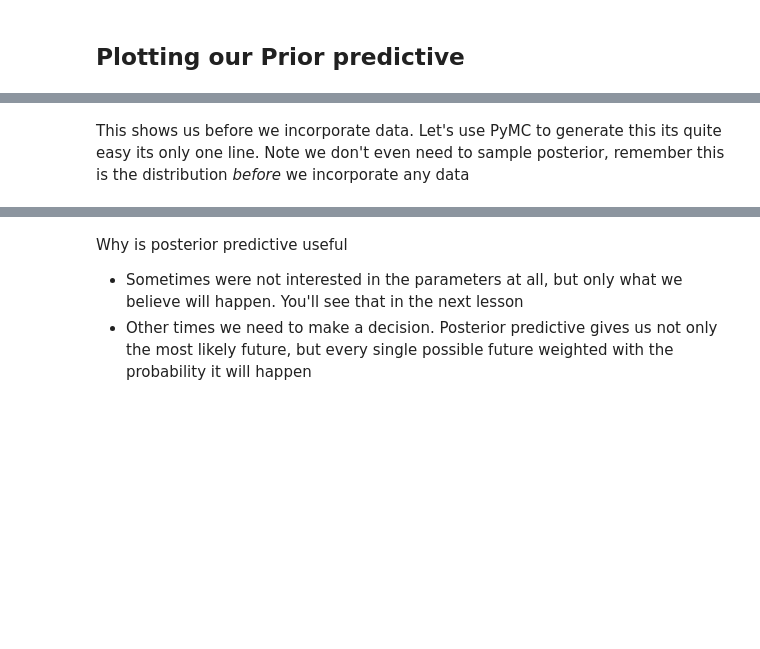
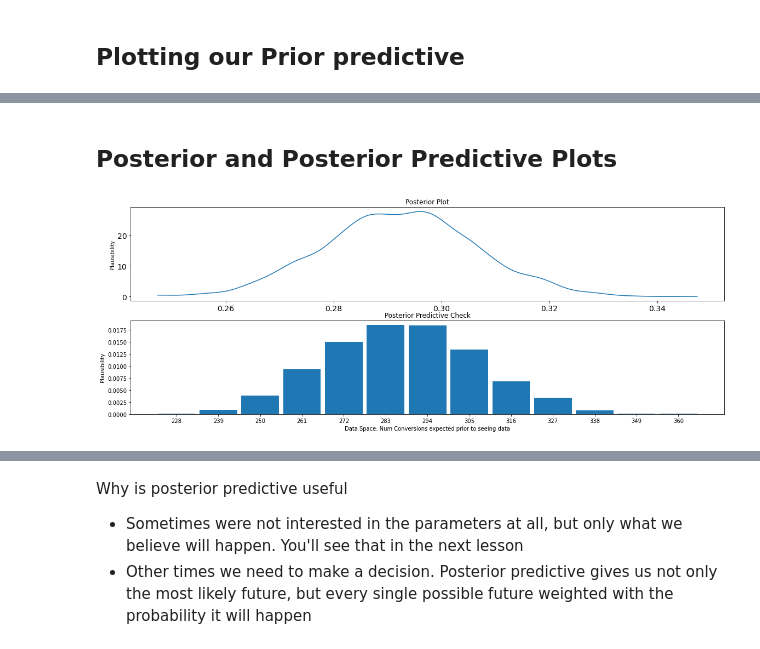
Before and after one commit to AlexAndorra/notebooks-experiments, a Jupyter notebook: 4_Bayes_Rule/Bayes_Rule_All.ipynb, the cells around one changed output, grey strips where cells are left out. Drawn from its saved outputs; the diff is of its cells as text; code cells hidden in the pictures; blank space fills up the shorter version.

```diff
--- a/4_Bayes_Rule/Bayes_Rule_All.ipynb
+++ b/4_Bayes_Rule/Bayes_Rule_All.ipynb
@@ -487,13 +527,13 @@ axes[1].set(xlabel="Data Space: Num Conversions expected prior to seeing data",
+# %%
+# Simulate Data
+np.random.seed(3)
+n_visitors = 1000
+conversion_rate=.3
+
+# Simulate 1000 visits
+observed_visits = stats.bernoulli(p=conversion_rate).rvs(n_visitors)
+observed_conversions = observed_visits.sum()
 # %%
-# Generate random data to see if we can recover parameters in this lesson
-np.random.seed(3)
-n_visitors = 100
-conversion_rate=.3
-
-# Simulate 1000 visits
-observed_visits = stats.bernoulli(p=conversion_rate).rvs(n_visitors)
-observed_conversions = observed_visits.sum()
-
 with pm.Model() as ab_test_model:
 
     # parameter we want to infer with prior
@@ -506,8 +546,11 @@ with pm.Model() as ab_test_model:
                                 n=n_visitors,
                                 observed=observed_conversions)
 
+    prior_a = pm.sample_prior_predictive(samples=10000)
+
     # The magic inference Button
     idata = pm.sample()
+    idata.extend(prior_a)
 
     # Posterior Predictive
     idata.extend(pm.sample_posterior_predictive(idata))
@@ -538,2 +591,13 @@ We get arrays of simulated futures, conditioned on what we've seen previously!
-# %% [markdown]
-This shows us before we incorporate data. Let's use PyMC to generate this its quite easy its only one line. Note we don't even need to sample posterior, remember this is the distribution *before* we incorporate any data
+# %% [markdown]
+## Posterior and Posterior Predictive Plots
+# %%
+fig, axes = plt.subplots(2, 1, figsize=(16,6), sharex=False)
+az.plot_dist(idata.posterior["conversion_rate"], ax=axes[0])
+axes[0].set(ylabel="Plausibility", title="Posterior Plot")
+fig.tight_layout()
+az.plot_dist(idata.posterior_predictive["num_conversions"], ax=axes[1])
+axes[1].set(xlabel="Data Space: Num Conversions expected prior to seeing data",
+       ylabel="Plausibility",
+       title="Posterior Predictive Check");
+# %% [output]
+[figure, added]
```
Also changed, not shown: parts of 54 cells of this notebook, 4 other files.
